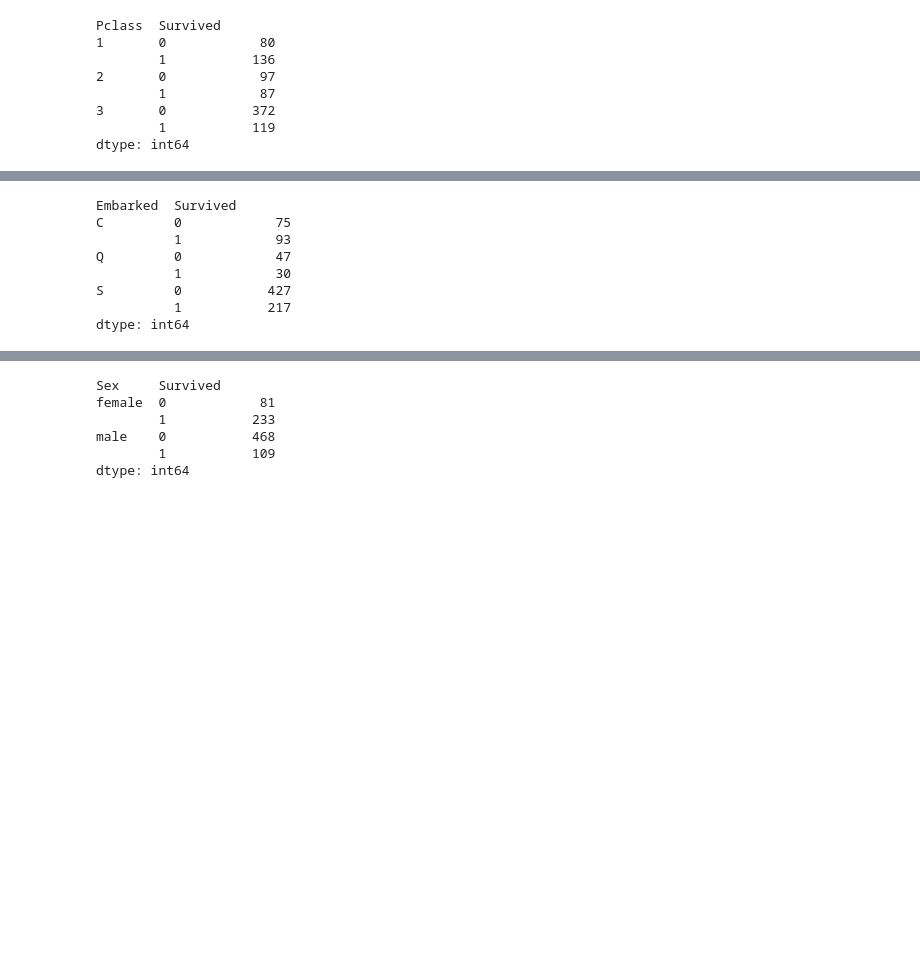
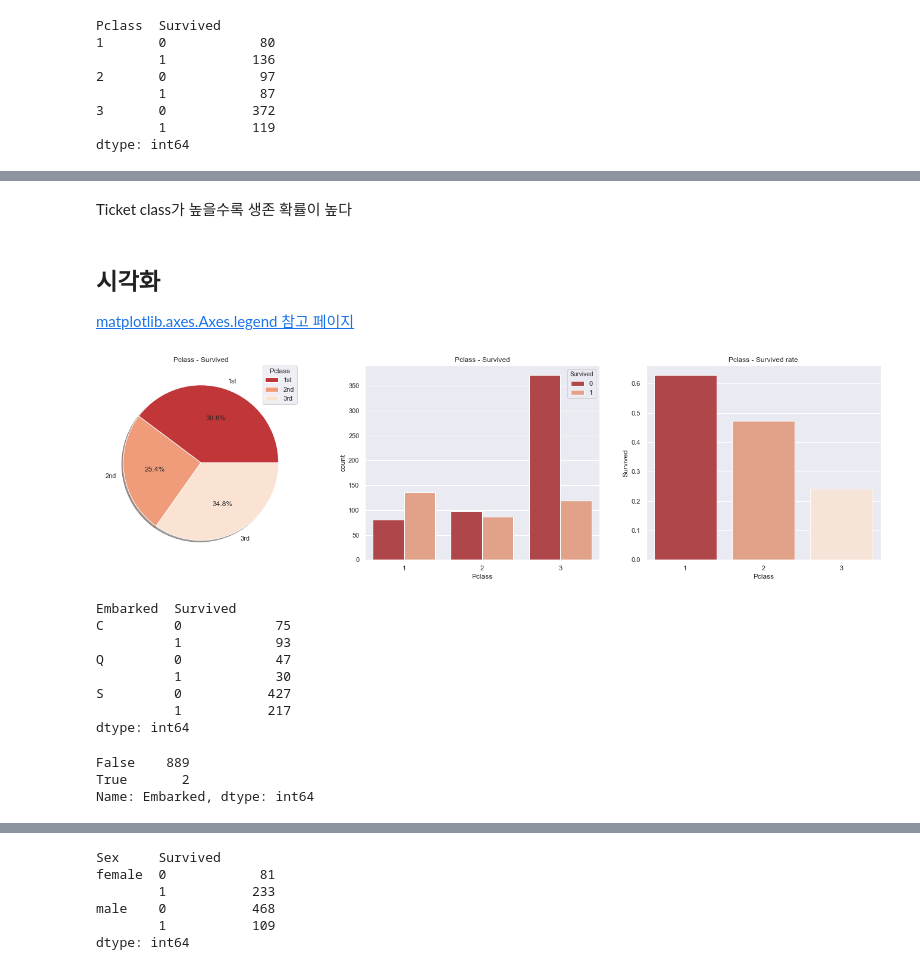
Before and after one commit to goebalgaebal/TIL, a Jupyter notebook: 빅데이터(딥러닝) 활용 AI 설계/딥러닝을 위한 빅데이터 기초/Python/code2/Day4_exercise.ipynb, the cells around one changed output, grey strips where cells are left out. Cells and saved outputs as stored; diff of their text form; code cells hidden in the pictures; blank space fills up the shorter version.

```diff
--- a/빅데이터(딥러닝) 활용 AI 설계/딥러닝을 위한 빅데이터 기초/Python/code2/Day4_exercise.ipynb
+++ b/빅데이터(딥러닝) 활용 AI 설계/딥러닝을 위한 빅데이터 기초/Python/code2/Day4_exercise.ipynb
@@ -38,3 +67,6 @@ Pclass  Survived
 3       0           372
         1           119
 dtype: int64
+# %%
+survivedPclass = titanic[titanic["Survived"] == 1][["Pclass", "Survived"]].groupby(['Pclass']).size()
+survivedPclass
@@ -40,0 +79,3 @@ dtype: int64
+# %%
+ratesurvivedPclass = titanic[["Pclass", "Survived"]].groupby(['Pclass']).mean()
+ratesurvivedPclass
@@ -41,3 +88,31 @@ dtype: int64
+# %% [markdown]
+Ticket class가 높을수록 생존 확률이 높다
+# %% [markdown]
+## 시각화
+[matplotlib.axes.Axes.legend 참고 페이지](https://matplotlib.org/api/_as_gen/matplotlib.axes.Axes.legend.html)
+# %%
+fig, axes = plt.subplots(1, 3, figsize=(24, 6))
+fig.patch.set_facecolor('#FFFFFF')
+sns.set(font_scale=1.5)
+sns.set(palette="RdBu")
+
+lClass = ["1st", "2nd", "3rd"]
+survivedPclass.plot.pie(autopct="%1.1f%%", labels = lClass, ax=axes[0], subplots=True, shadow=True)
+axes[0].set_title("Pclass - Survived")
+axes[0].set_ylabel('')
+
+# bbox_to_anchor=(x, y, width, height)
+axes[0].legend(title="Pclass", loc="center left", bbox_to_anchor=(0.8, 0.4, 0.5, 1))
+
+sns.countplot(data=titanic, x = "Pclass", hue="Survived", ax=axes[1])
+axes[1].set_title("Pclass - Survived")
+
+sns.barplot(data=ratesurvivedPclass, x=ratesurvivedPclass.index,y=ratesurvivedPclass["Survived"], ax=axes[2])
+axes[2].set_title("Pclass - Survived rate")
+
+plt.show()
+# %% [output]
+[figure, added]
 # %%
 titanic.groupby(["Embarked", "Survived"]).size()
 # %% [output]
@@ -49,3 +124,9 @@ Q         0            47
 S         0           427
           1           217
 dtype: int64
+# %%
+titanic["Embarked"].isna().value_counts() # 2 of Na in Embarked column
+# %% [output]
+False    889
+True       2
+Name: Embarked, dtype: int64
```
Also changed, not shown: parts of 33 cells of this notebook.
